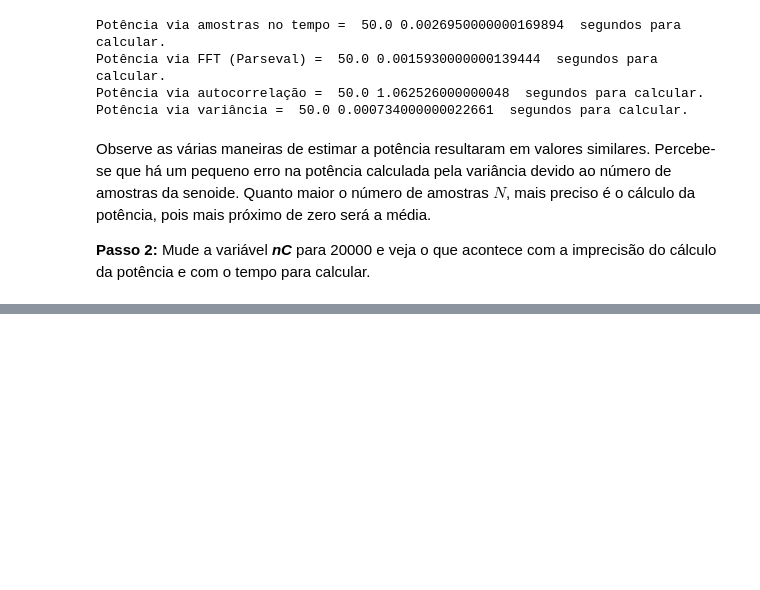
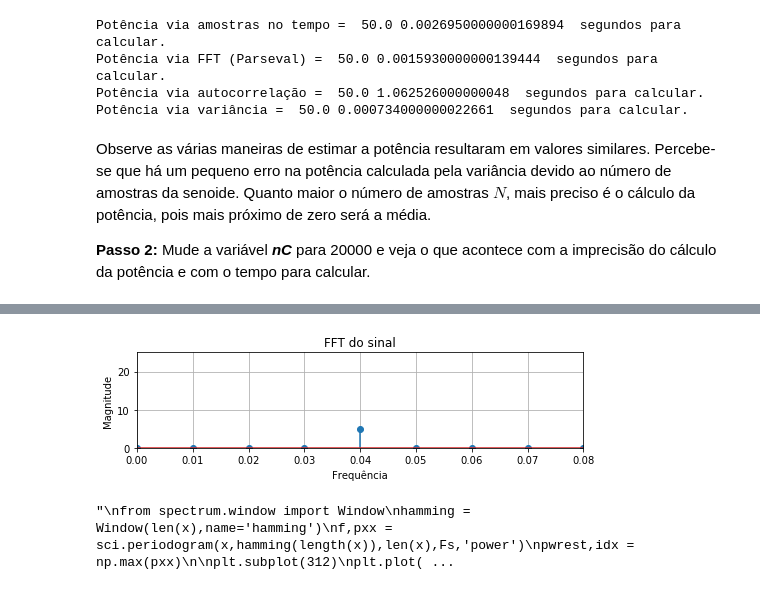
Before and after one commit to josemcast/DCO2004_LabPSC, a Jupyter notebook: h04_python.ipynb, the cells around one changed output, grey strips where cells are left out. Cells and saved outputs as stored; diff of their text form; code cells hidden in the pictures; blank space fills up the shorter version.

```diff
--- a/h04_python.ipynb
+++ b/h04_python.ipynb
@@ -163,0 +170,50 @@ Observe as várias maneiras de estimar a potência resultaram em valores similar
+# %%
+import scipy.signal as sci
+import numpy as np
+import matplotlib.pyplot as plt
+## Parâmetros do sinal
+fc=0.04                              # Frequência do seno
+Fs=10                                # Frequência de amostragem
+Ts = 1/Fs                            # Tempo entre amostras
+A = 10                               # Amplitude do sinal
+nC = 2000                            # Número de períodos da onda
+t=np.arange(0,nC/fc,Ts)                      # Vetor tempo
+x=A*np.cos(2*np.pi*fc*t)                   # Gera o sinal x(n)
+N = len(x)                        # Número de amostras do sinal
+
+Nfft = 1000
+Xfft=np.fft.fft(x,Nfft)                     # Encontra a FFT
+Xfft = np.array_split(Xfft,2)[0]
+f=np.arange(0,0.5*Fs,Fs/Nfft)         # Eixo da frequência
+plt.figure(1,[8,6])
+plt.subplot(311)
+plt.grid()
+plt.stem (f,abs(Xfft)/Nfft)              # Plota a espectro
+plt.title('FFT do sinal')                # Configura título
+plt.xlabel('Frequência')
+plt.ylabel('Magnitude')
+plt.axis([0,2*fc,0,A**2/4])               # Zoom no gráfico
+
+plt.show()
+
+'''
+from spectrum.window import Window
+hamming = Window(len(x),name='hamming')
+f,pxx = sci.periodogram(x,hamming(length(x)),len(x),Fs,'power')
+pwrest,idx = np.max(pxx)
+
+plt.subplot(312)
+plt.plot(f,pxx)
+plt.title('Peridiograma')
+plt.xlabel('Frequência')
+plt.ylabel('Potência (W)')
+plt.grid()
+plt.axis([0,2*fc,0,A**2])
+print('A potência máxima ocorre em ',f[idx-1],' Hz')
+print('A potência estimada é ',pwrest)
+subplot(3,1,3)
+periodogram(x,hamming,len(x),Fs,'power')
+axis([0 2*fc 0 10*log10(A^2)])'''
+# %% [output]
+[figure, added]
+"\nfrom spectrum.window import Window\nhamming = Window(len(x),name='hamming')\nf,pxx = sci.periodogram(x,hamming(length(x)),len(x),Fs,'power')\npwrest,idx = np.max(pxx)\n\nplt.subplot(312)\nplt.plot( ...
```
Also changed, not shown: parts of 1 cell of this notebook.
